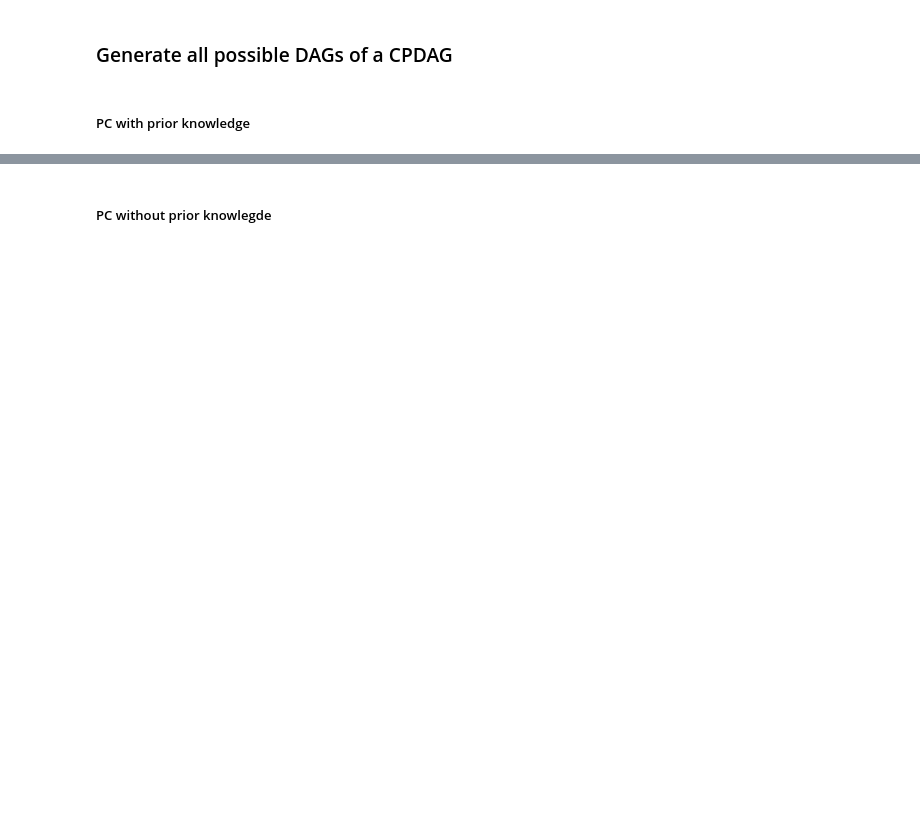
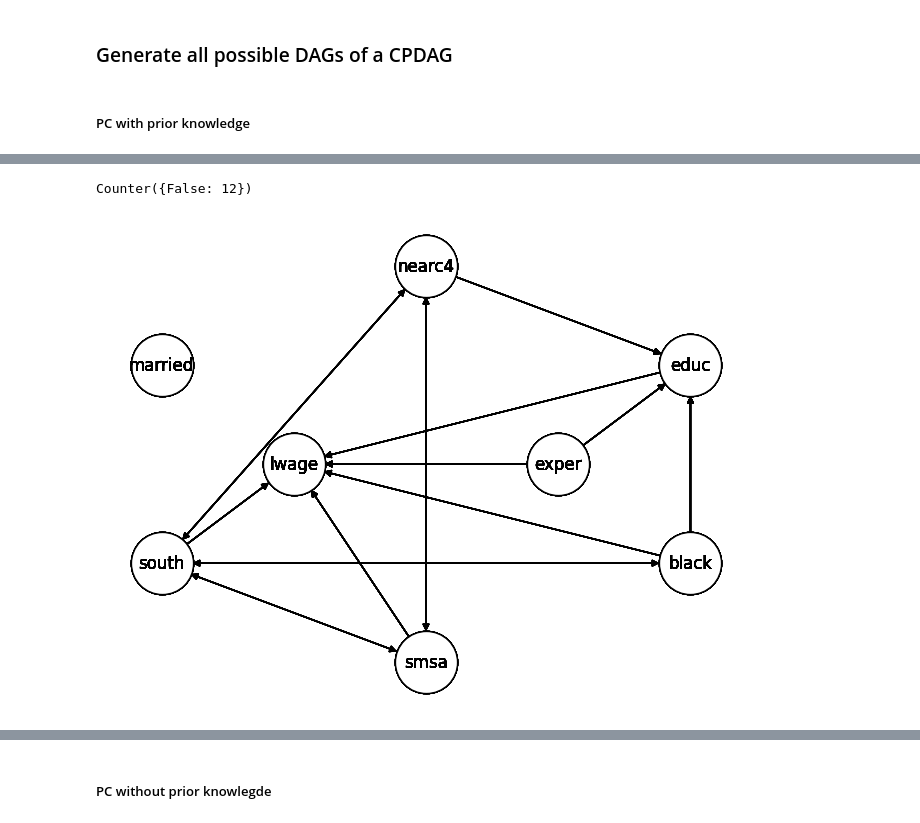
Before and after one commit to FemkeBakker/ProjectCausalDataScience, a Jupyter notebook: all_possible_dags.ipynb, the cells around one changed output, grey strips where cells are left out. Saved outputs shown, nothing was run; the diff lists cells and outputs as text; code cells hidden in the pictures; blank space fills up the shorter version.

```diff
--- a/all_possible_dags.ipynb
+++ b/all_possible_dags.ipynb
@@ -88 +100,34 @@ Counter({True: 12, False: 4})
+# %%
+
+from itertools import permutations
+
+def check_GES(file):
+    graph = nx.read_gml(file)
+    nx.draw(graph, with_labels=True, node_size=2000, node_color='w', edgecolors ='black', pos=pos)
+    nodes = ['nearc4', 'south', 'smsa','black']
+    node_combo =  list(permutations(nodes, 3))
+
+    for pos_v in node_combo:
+        if (pos_v[0], pos_v[1]) and (pos_v[2], pos_v[1]) in graph.edges():
+
+            if (pos_v[0], pos_v[1]) or (pos_v[1], pos_v[0]) not in graph.edges():
+                # print(f"{file} contains V-structure")
+                return False
+
+    return True
+
+def check_all_GES(folder):
+    files = os.listdir(folder)
+    files = [f'{folder}/{file}' for file in files]
+    results = [check_GES(file) for file in files]
+    return results
+
+
+
+
+res = check_all_GES("graph_files/PC_CPDAG_graphs")
+print(Counter(res))
+# %% [output]
+Counter({False: 12})
+[figure, added]
 # %%
```
Also changed, not shown: parts of 7 cells of this notebook, 1 other file.
